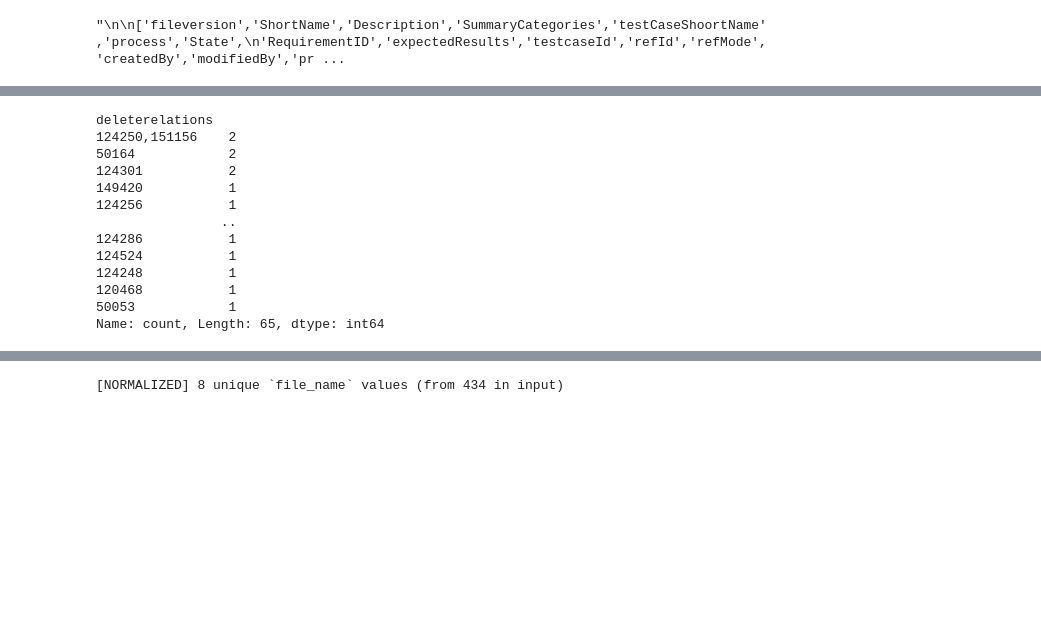
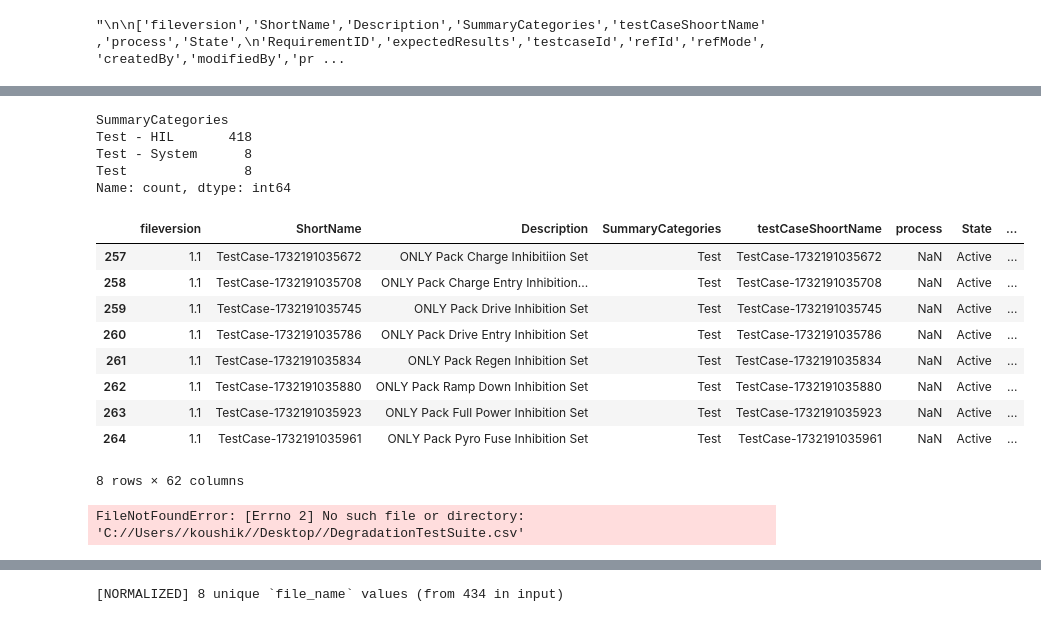
Before and after one commit to Koushik-Ambadi/llm-finetuning, a Jupyter notebook: jupyterNotebooks/initial_data_exploration.ipynb, the cells around one changed output, grey strips where cells are left out. Cells and saved outputs as stored; diff of their text form; code cells hidden in the pictures; blank space fills up the shorter version.

```diff
--- a/jupyterNotebooks/data_analysis.ipynb
+++ b/jupyterNotebooks/initial_data_exploration.ipynb
@@ -57,19 +39,29 @@ df[df[string].isna()]
 # %%
-df[string].value_counts()
+df1[string].value_counts()
 # %% [output]
-deleterelations
-124250,151156    2
-50164            2
-124301           2
-149420           1
-124256           1
-                ..
-124286           1
-124524           1
-124248           1
-120468           1
-50053            1
-Name: count, Length: 65, dtype: int64
+SummaryCategories
+Test - HIL       418
+Test - System      8
+Test               8
+Name: count, dtype: int64
+# %%
+df1[df1[string]=='Test']
+# %% [output]
+|  | fileversion | ShortName | Description | SummaryCategories | testCaseShoortName | process | State | ... |
+| 257 | 1.1 | TestCase-1732191035672 | ONLY Pack Charge Inhibitiion Set | Test | TestCase-1732191035672 | NaN | Active | ... |
+| 258 | 1.1 | TestCase-1732191035708 | ONLY Pack Charge Entry Inhibition... | Test | TestCase-1732191035708 | NaN | Active | ... |
+| 259 | 1.1 | TestCase-1732191035745 | ONLY Pack Drive Inhibition Set | Test | TestCase-1732191035745 | NaN | Active | ... |
+| 260 | 1.1 | TestCase-1732191035786 | ONLY Pack Drive Entry Inhibition Set | Test | TestCase-1732191035786 | NaN | Active | ... |
+| 261 | 1.1 | TestCase-1732191035834 | ONLY Pack Regen Inhibition Set | Test | TestCase-1732191035834 | NaN | Active | ... |
+| 262 | 1.1 | TestCase-1732191035880 | ONLY Pack Ramp Down Inhibition Set | Test | TestCase-1732191035880 | NaN | Active | ... |
+| 263 | 1.1 | TestCase-1732191035923 | ONLY Pack Full Power Inhibition Set | Test | TestCase-1732191035923 | NaN | Active | ... |
+| 264 | 1.1 | TestCase-1732191035961 | ONLY Pack Pyro Fuse Inhibition Set | Test | TestCase-1732191035961 | NaN | Active | ... |
+8 rows × 62 columns
+# %%
+df2=pd.read_csv('C://Users//koushik//Desktop//DegradationTestSuite.csv')
+df2
+# %% [output]
+FileNotFoundError: [Errno 2] No such file or directory: 'C://Users//koushik//Desktop//DegradationTestSuite.csv'
 # %%
 df.drop(['fileversion','ShortName','process','testCaseShoortName','State','RequirementID','testcaseId','refId','refMode','modifiedBy','createdBy','modifiedBy','priority','externalId',
          'externalScriptName','createdDate','modifiedDate','automatedBehavioronError','tocomment','fromcomment','displayOnTree','displayOnTable','path','documentId','status','version',
```
Also changed, not shown: parts of 4 cells of this notebook, 16 other files.
